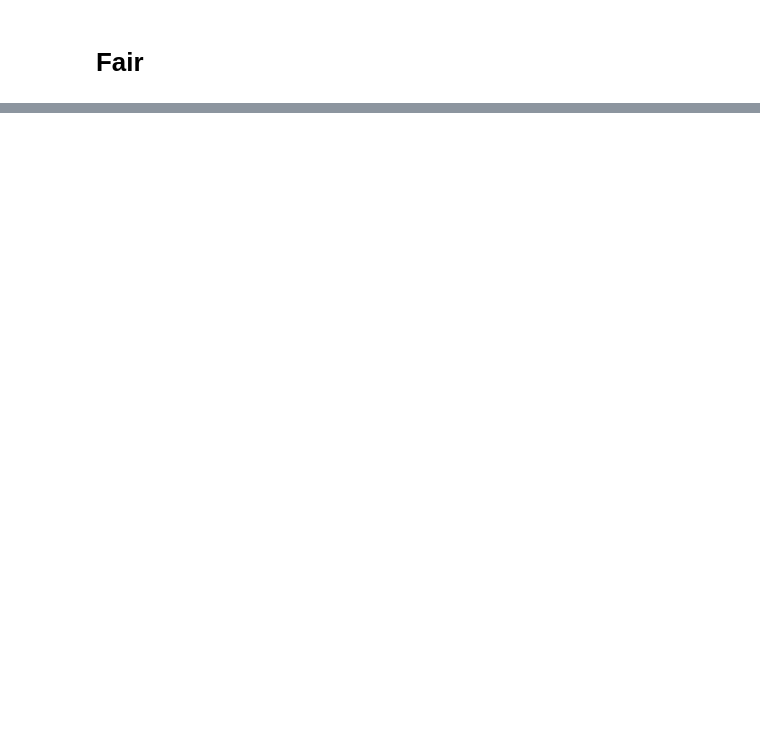
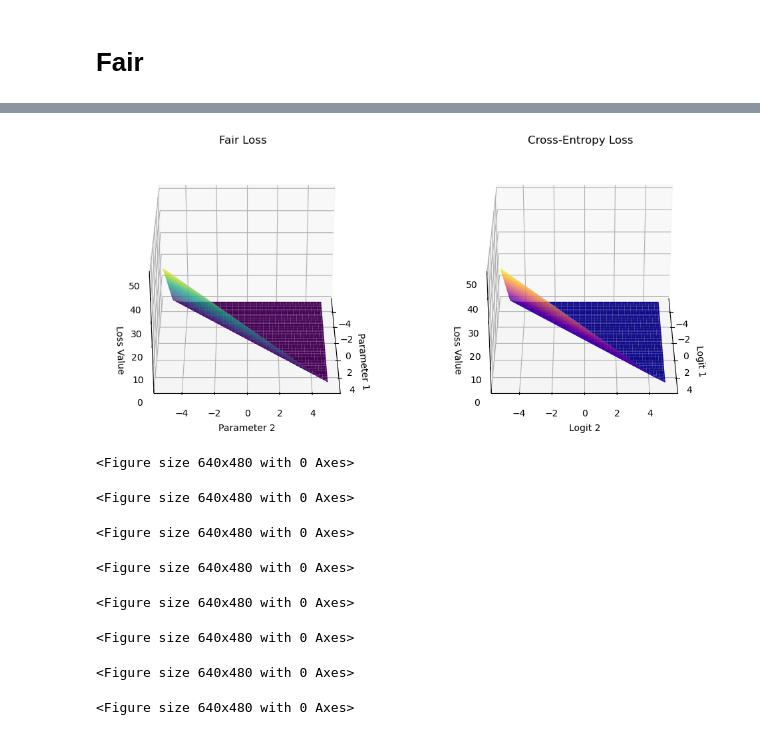
Before and after one commit to stormaref/FairLoss, a Jupyter notebook: main.ipynb, the cells around one changed output, grey strips where cells are left out. Cells and saved outputs as stored; diff of their text form; code cells hidden in the pictures; blank space fills up the shorter version.

```diff
--- a/main.ipynb
+++ b/main.ipynb
@@ -125,0 +136,80 @@ weighted avg    0.78635   0.77480   0.77256     10000
+# %%
+def generate_logits(x, y):
+    # Example function that combines sine and cosine transformations
+    logit1 = torch.max(x) * 5  # Scale for visibility
+    logit2 = torch.max(y) * 5  # Scale for visibility
+    return logit1, logit2
+# %%
+import torch
+import torch.nn as nn
+import numpy as np
+import matplotlib.pyplot as plt
+from mpl_toolkits.mplot3d import Axes3D
+
+# Initialize FairLoss and CrossEntropy loss objects
+fair_loss = FairLoss(num_classes=2)
+cross_entropy_loss = nn.CrossEntropyLoss()
+
+# Generate parameter ranges for logit values
+param1_range = torch.linspace(-5, 5, 100)
+param2_range = torch.linspace(-5, 5, 100)
+
+# Create a meshgrid for parameters
+param1_grid, param2_grid = torch.meshgrid(param1_range, param2_range, indexing='xy')
+
+# Prepare to store loss values
+fair_values = np.zeros((100, 100))
+cross_entropy_values = np.zeros((100, 100))
+
+# Compute the loss values for each point on the grid
+for i in range(100):
+    for j in range(100):
+        logit1, logit2 = generate_logits(param1_grid[i, j], param2_grid[i, j])
+
+        # Fair Loss using generated logits
+        fair_logits = torch.tensor([[logit1.item(), logit2.item()]], dtype=torch.float32)  # Shape [1, 2]
+        fair_target = torch.tensor([1], dtype=torch.long)  # Target class for FairLoss
+        fair_values[i, j] = fair_loss(fair_logits, fair_target).item()
+
+        # Cross-Entropy Loss using generated logits
+        logits = torch.tensor([[logit1.item(), logit2.item()]], dtype=torch.float32)  # Shape [1, 2]
+        cross_entropy_target = torch.tensor([1], dtype=torch.long)  # Target class for Cross-Entropy loss
+        cross_entropy_values[i, j] = cross_entropy_loss(logits, cross_entropy_target).item()
+
+# Plotting
+fig = plt.figure(figsize=(12, 6))
+
+# Plot Fair Loss
+ax1 = fig.add_subplot(121, projection='3d')
+ax1.plot_surface(param1_grid.numpy(), param2_grid.numpy(), fair_values, cmap='viridis')
+ax1.set_title('Fair Loss')
+ax1.set_xlabel('Parameter 1')
+ax1.set_ylabel('Parameter 2')
+ax1.set_zlabel('Loss Value')
+
+# Plot Cross-Entropy Loss
+ax2 = fig.add_subplot(122, projection='3d')
+ax2.plot_surface(param1_grid.numpy(), param2_grid.numpy(), cross_entropy_values, cmap='plasma')
+ax2.set_title('Cross-Entropy Loss')
+ax2.set_xlabel('Logit 1')
+ax2.set_ylabel('Logit 2')
+ax2.set_zlabel('Loss Value')
+
+# Rotate the plots
+for angle in range(0, 360, 5):  # Rotate from 0 to 360 degrees
+    ax1.view_init(elev=30, azim=angle)  # Set elevation and azimuth
+    ax2.view_init(elev=30, azim=angle)  # Set elevation and azimuth
+    plt.draw()  # Redraw the current figure
+    plt.pause(0.1)  # Pause to allow the viewer to see the changes
+
+plt.show()
+# %% [output]
+[figure, added]
+<Figure size 640x480 with 0 Axes>
+<Figure size 640x480 with 0 Axes>
+<Figure size 640x480 with 0 Axes>
+<Figure size 640x480 with 0 Axes>
+<Figure size 640x480 with 0 Axes>
+<Figure size 640x480 with 0 Axes>
+<Figure size 640x480 with 0 Axes>
+<Figure size 640x480 with 0 Axes>
```
Also changed, not shown: parts of 8 cells of this notebook, 4 other files.
